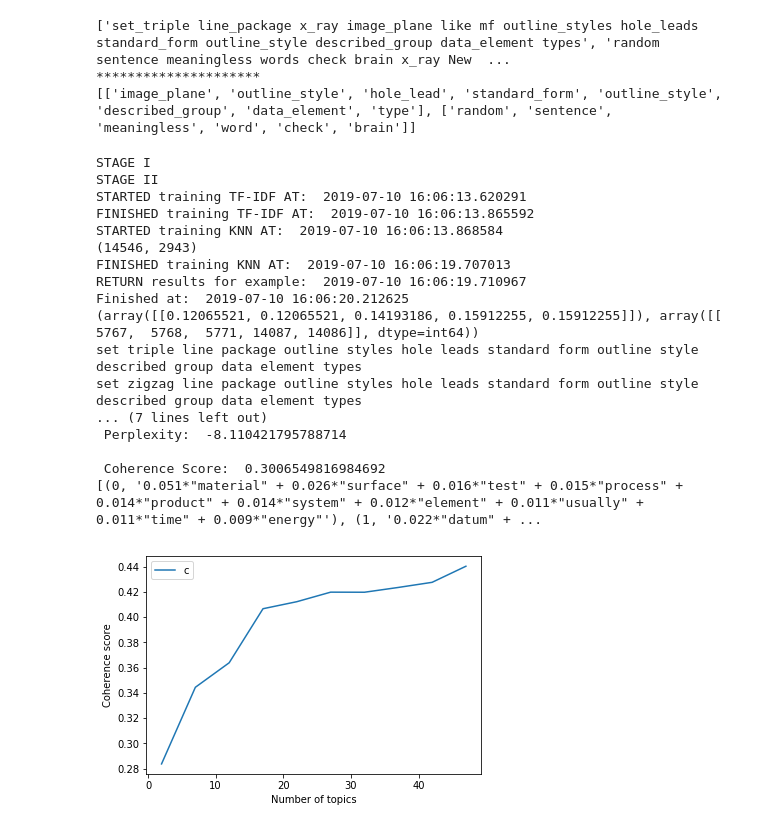
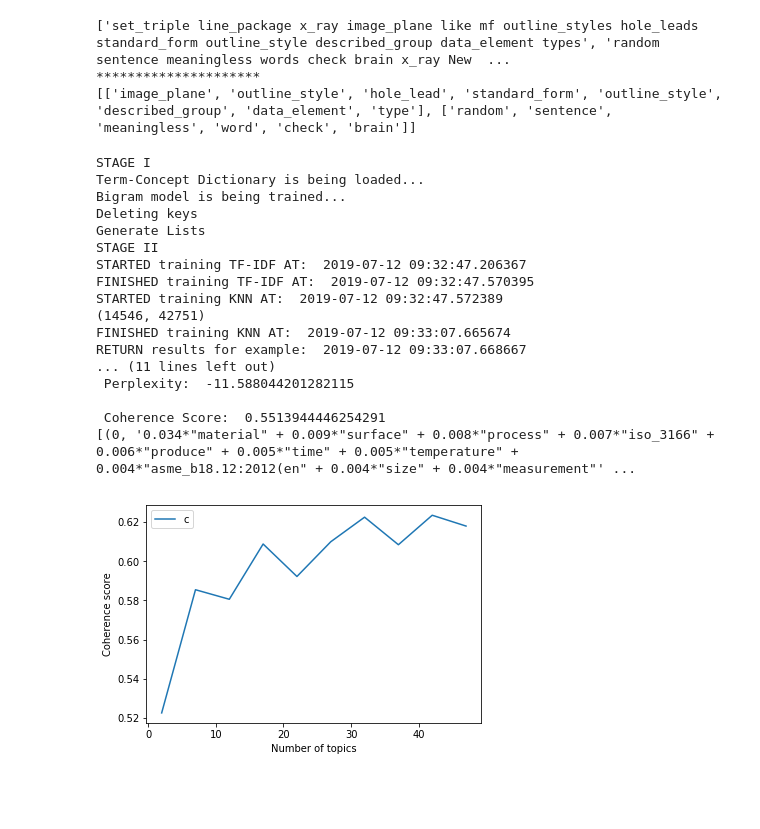
Before and after one commit to RdVoitz/KOIOS, a Jupyter notebook: CombinedVersion_TFIDF_TopicModelling.ipynb, the cells around one changed output. Cells and saved outputs as stored; diff of their text form; code cells hidden in the pictures; blank space fills up the shorter version.

Commit message:
KNN with TopicModelling

```diff
--- a/CombinedVersion_TFIDF_TopicModelling.ipynb
+++ b/CombinedVersion_TFIDF_TopicModelling.ipynb
@@ -83,7 +83,7 @@ def read_trim():
 #tokenizing a description
 #return list of "cleaned" words
 def remove_punct_stop(description):
-    low = [str(t) for t in nlp(description) if not t.is_punct |t.is_stop]
+    low = [str(t) for t in nlp(description) if t.is_alpha and not t.is_stop]
     return low
 
 #create a dictionary of terms
@@ -217,29 +217,31 @@ def return_top_k(k, d,nn, tfidf):
 # %%
 #RADU'S TFIDF and KNN Pipeline
-def tfidf_knn():
+def tfidf_knn(l1, bigram, text,k):
 
     #call the tfidf trainer method, return a trained tfidf
     print("STARTED training TF-IDF AT: ",datetime.datetime.now())
     tfidf = trainer(l1)
+
+
     print("FINISHED training TF-IDF AT: ",datetime.datetime.now())
 
     #call the knn trainer method, return a trained knn and adjacent list of descriptions
     #in order to visualise the results
     print("STARTED training KNN AT: ", datetime.datetime.now())
-    knn, description = knn_trainer(tfidf,l1)
+    knn, ds = knn_trainer(tfidf,l1)
     print("FINISHED training KNN AT: ",datetime.datetime.now())
 
     #call the method to return the top k -first parameter- most similar
     #descriptions to the one passed as the second parameter
     print("RETURN results for example: ", datetime.datetime.now())
-    top = return_top_k(5,text, knn, tfidf)
+    top = return_top_k(5,text, knn, tfidf, bigram)
     print("Finished at: ", datetime.datetime.now())
 
     #visualise the results
     x,pos = top
     print(top)
     for i in pos[0]:
-        print(description[i])
+        print(ds[i])
 # %%
 # Step 3: Topic Modelling - LDA Online Training
 
@@ -257,12 +259,12 @@ def prepare_corpus(preprocessedDescription):
     return dictionary,corpus
 
 # Build the LDA - Online Learning Topic Model
-def create_lda_model(preprocessedDescription):
+def create_lda_model(preprocessedDescription, nr_topics):
     dictionary, corpus = prepare_corpus(preprocessedDescription)
 
     # Online LDA training - processes the whole corpus in one pass, then updates the model, then another pass and so on (Faster Execution)
-    lda_model = gensim.models.ldamodel.LdaModel(corpus=corpus, id2word=dictionary, num_topics=5, random_state=100, update_every=1, chunksize=100, passes=10, alpha='auto', per_word_topics=True)
-
+    #lda_model = gensim.models.ldamodel.LdaModel(corpus=corpus, id2word=dictionary, num_topics=nr_topics, random_state=100, update_every=1, chunksize=100, passes=10, alpha='auto', per_word_topics=False)
+    lda_model = gensim.models.ldamodel.LdaModel(corpus=corpus, id2word=dictionary, num_topics=nr_topics, random_state=100,passes=10)
     # Different methods of printing key topics and associated key words with scores
     print(lda_model.print_topics())
     #print(lda_model.top_topics(document_term_matrix, dictionary, coherence = 'c_v', topn = words))
@@ -273,7 +275,7 @@ def create_lda_model(preprocessedDescription):
     return lda_model
 
 # Compute perplexity score and coherence score - performance measurement metrics that give an indication of how good the topic model is
-def compute_perplexity_coherence(data_lemmatized):
+def compute_perplexity_coherence(data_lemmatized, lda_model, corpus, dictionary):
     print('\n Perplexity: ', lda_model.log_perplexity(corpus))
 
     coherence_model_lda = CoherenceModel(model=lda_model, texts=data_lemmatized, dictionary=dictionary, coherence='c_v')
@@ -316,7 +318,7 @@ def plot_graph(preprocessedDescription, start, limit, step):
 # %%
 #Abhi's Topic Modelling using LDA (Online Training)
 
-def topic_modelling():
+def topic_modelling(l2, nr_topics):
     # Method call - prepare_corpus
     dictionary, corpus = prepare_corpus(l2)
     print(corpus[:1])
@@ -325,13 +327,13 @@ def topic_modelling():
     [[(dictionary[id], freq) for id, freq in corp] for corp in corpus[:1]]
 
     # Method call - lda model creation and training
-    lda_model = create_lda_model(l2)
+    lda_model = create_lda_model(l2, nr_topics)
 
     # Method call - perplexity/coherence score computation
-    compute_perplexity_coherence(l2)
+    compute_perplexity_coherence(l2, lda_model, corpus, dictionary)
 
     # Visualise potential optimum number of topics to determine the diversity of topics and identify closely similar topics, that can be merged into one large topic
-    lda_model = create_lda_model(l2)
+    lda_model = create_lda_model(l2, nr_topics)
     dictionary,corpus = prepare_corpus(l2)
     pyLDAvis.enable_notebook()
     vis = pyLDAvis.gensim.prepare(lda_model, corpus, dictionary)
@@ -343,41 +345,47 @@ def topic_modelling():
 # %%
 def main():
 
    #STAGE I - initialise the dataframes, dictionaries, bigrams and list
     print("STAGE I")
     df = read_trim()
+    print("Term-Concept Dictionary is being loaded...")
     term_to_concepts, description = term_concepts(df)
+    print("Bigram model is being trained...")
     bigram = trainBigram(description,1,1)
+    print("Deleting keys")
     deletekeys(term_to_concepts)
+    print("Generate Lists")
     l1, l2 = cleared_text_lists(term_to_concepts, bigram)
 
    #STAGE II - Tfidf
     print("STAGE II")
-    tfidf_knn()
+    k = 5
+    text = "A set of triple-in-line package outline styles with through-hole leads in standard form of which each outline style can be described with the same group of data element types"
+    tfidf_knn(l1,bigram,text,k)
 
    #StageIII - Topic Modelling
     print("STAGE III")
-    topic_modelling()
+    topic_modelling(l2)
 
 
 if __name__ == "__main__":
     main()
 # %% [output]
 STAGE I
+Term-Concept Dictionary is being loaded...
+Bigram model is being trained...
+Deleting keys
+Generate Lists
 STAGE II
-STARTED training TF-IDF AT:  2019-07-10 16:06:13.620291
-FINISHED training TF-IDF AT:  2019-07-10 16:06:13.865592
-STARTED training KNN AT:  2019-07-10 16:06:13.868584
-(14546, 2943)
-FINISHED training KNN AT:  2019-07-10 16:06:19.707013
-RETURN results for example:  2019-07-10 16:06:19.710967
-Finished at:  2019-07-10 16:06:20.212625
-(array([[0.12065521, 0.12065521, 0.14193186, 0.15912255, 0.15912255]]), array([[ 5767,  5768,  5771, 14087, 14086]], dtype=int64))
-set triple line package outline styles hole leads standard form outline style described group data element types
-set zigzag line package outline styles hole leads standard form outline style described group data element types
-... (7 lines left out)
- Perplexity:  -8.110421795788714
+STARTED training TF-IDF AT:  2019-07-12 09:32:47.206367
+FINISHED training TF-IDF AT:  2019-07-12 09:32:47.570395
+STARTED training KNN AT:  2019-07-12 09:32:47.572389
+(14546, 42751)
+FINISHED training KNN AT:  2019-07-12 09:33:07.665674
+RETURN results for example:  2019-07-12 09:33:07.668667
+... (11 lines left out)
+ Perplexity:  -11.588044201282115
 
- Coherence Score:  0.3006549816984692
-[(0, '0.051*"material" + 0.026*"surface" + 0.016*"test" + 0.015*"process" + 0.014*"product" + 0.014*"system" + 0.012*"element" + 0.011*"usually" + 0.011*"time" + 0.009*"energy"'), (1, '0.022*"datum" + ...
+ Coherence Score:  0.5513944446254291
+[(0, '0.034*"material" + 0.009*"surface" + 0.008*"process" + 0.007*"iso_3166" + 0.006*"produce" + 0.005*"time" + 0.005*"temperature" + 0.004*"asme_b18.12:2012(en" + 0.004*"size" + 0.004*"measurement"' ...
-[figure, old version]
+[figure, new version]
```
Also changed, not shown: parts of 6 cells of this notebook.
